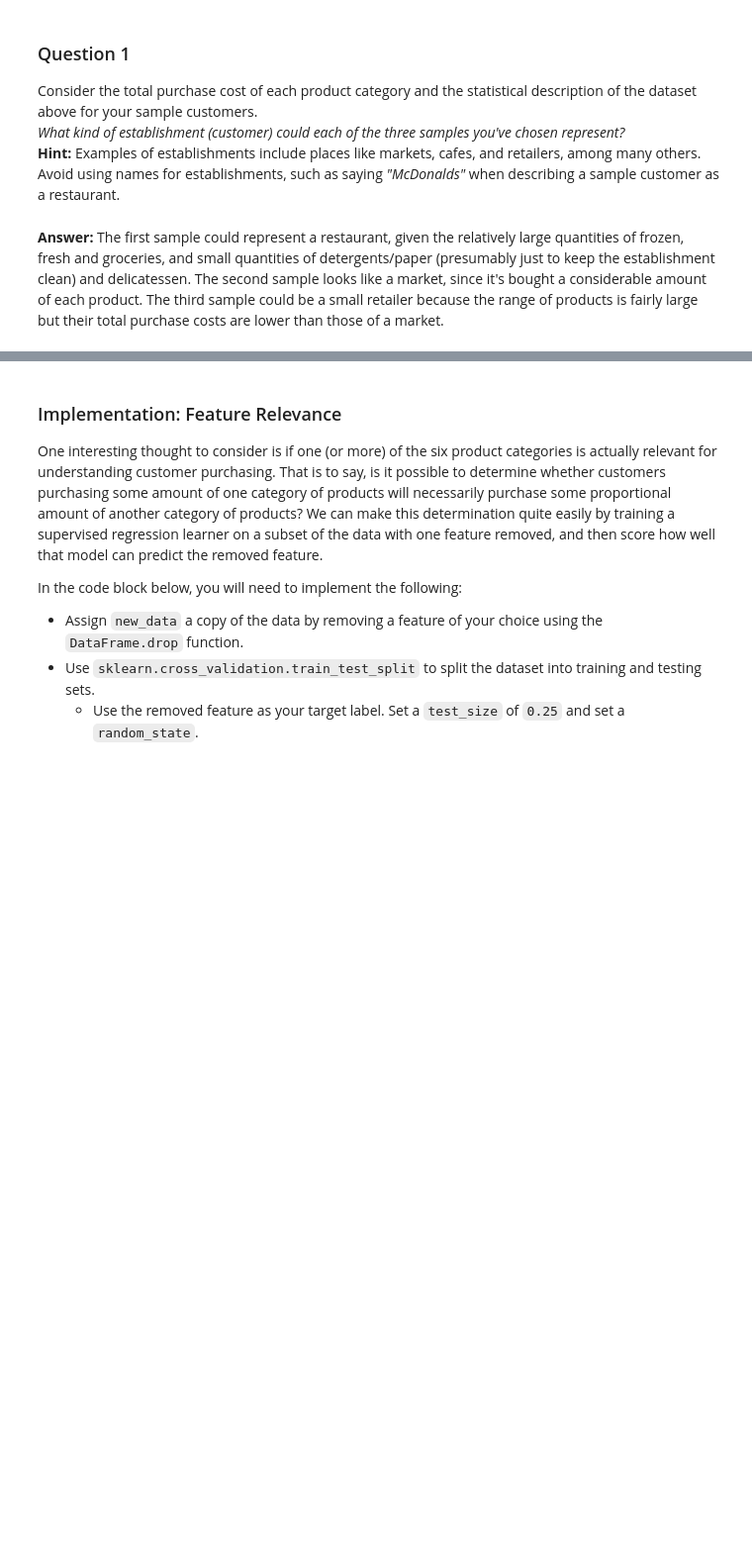
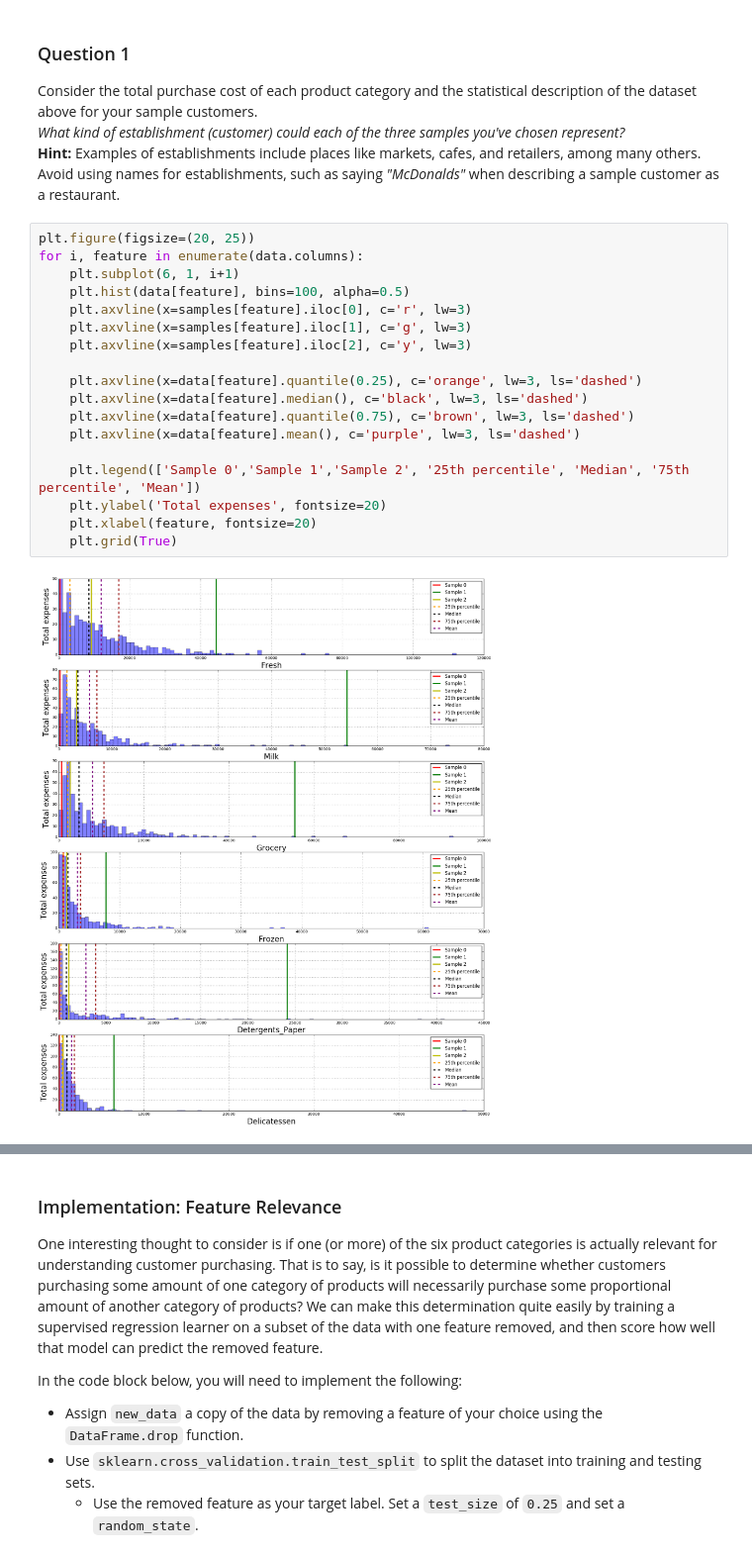
Before and after one commit to agripino/MLND, a Jupyter notebook: customer_segments/customer_segments.ipynb, the cells around one changed output, grey strips where cells are left out. Shown at 99% size. Saved outputs shown, nothing was run; the diff lists cells and outputs as text; blank space fills up the shorter version.

```diff
--- a/customer_segments/customer_segments.ipynb
+++ b/customer_segments/customer_segments.ipynb
@@ -90,5 +90,23 @@ Chosen samples of wholesale customers dataset:
 Consider the total purchase cost of each product category and the statistical description of the dataset above for your sample customers.
 *What kind of establishment (customer) could each of the three samples you've chosen represent?*
 **Hint:** Examples of establishments include places like markets, cafes, and retailers, among many others. Avoid using names for establishments, such as saying *"McDonalds"* when describing a sample customer as a restaurant.
-# %% [markdown]
-**Answer:** The first sample could represent a restaurant, given the relatively large quantities of frozen, fresh and groceries, and small quantities of detergents/paper (presumably just to keep the establishment clean) and delicatessen. The second sample looks like a market, since it's bought a considerable amount of each product. The third sample could be a small retailer because the range of products is fairly large but their total purchase costs are lower than those of a market.
+# %%
+plt.figure(figsize=(20, 25))
+for i, feature in enumerate(data.columns):
+    plt.subplot(6, 1, i+1)
+    plt.hist(data[feature], bins=100, alpha=0.5)
+    plt.axvline(x=samples[feature].iloc[0], c='r', lw=3)
+    plt.axvline(x=samples[feature].iloc[1], c='g', lw=3)
+    plt.axvline(x=samples[feature].iloc[2], c='y', lw=3)
+
+    plt.axvline(x=data[feature].quantile(0.25), c='orange', lw=3, ls='dashed')
+    plt.axvline(x=data[feature].median(), c='black', lw=3, ls='dashed')
+    plt.axvline(x=data[feature].quantile(0.75), c='brown', lw=3, ls='dashed')
+    plt.axvline(x=data[feature].mean(), c='purple', lw=3, ls='dashed')
+
+    plt.legend(['Sample 0','Sample 1','Sample 2', '25th percentile', 'Median', '75th percentile', 'Mean'])
+    plt.ylabel('Total expenses', fontsize=20)
+    plt.xlabel(feature, fontsize=20)
+    plt.grid(True)
+# %% [output]
+[figure, added]
```
Also changed, not shown: parts of 4 cells of this notebook, 1 other file.
